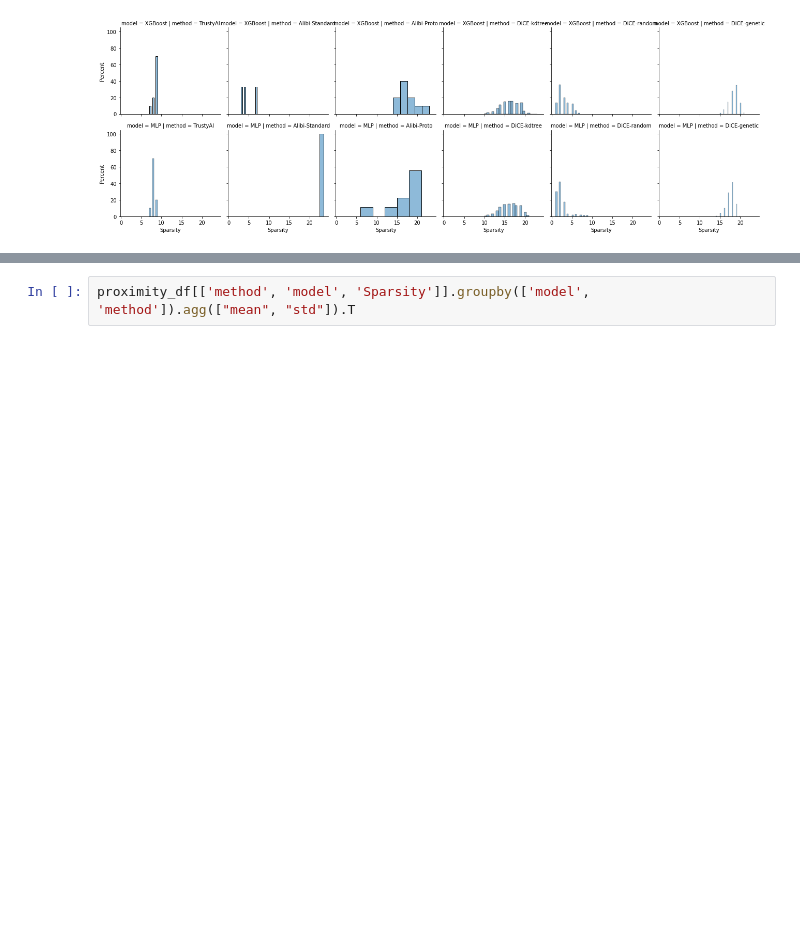
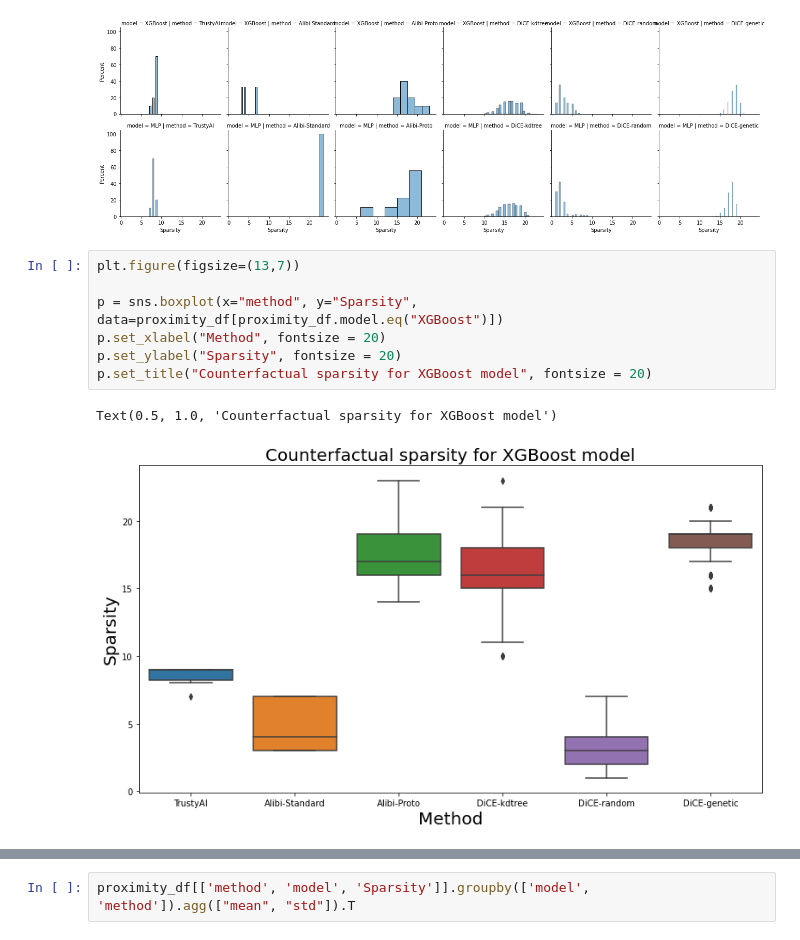
Before and after one commit to ruivieira/experiments, a Jupyter notebook: notebooks/counterfactuals/06-results.ipynb, the cells around one changed output, grey strips where cells are left out. Saved outputs shown, nothing was run; the diff lists cells and outputs as text; blank space fills up the shorter version.

```diff
--- a/notebooks/counterfactuals/06-results.ipynb
+++ b/notebooks/counterfactuals/06-results.ipynb
@@ -119,3 +141,13 @@ g.map_dataframe(sns.histplot, x="Sparsity", stat="percent", hue="method")
 # %% [output]
 <seaborn.axisgrid.FacetGrid at 0x...>
 [figure]
+# %%
+plt.figure(figsize=(13,7))
+
+p = sns.boxplot(x="method", y="Sparsity", data=proximity_df[proximity_df.model.eq("XGBoost")])
+p.set_xlabel("Method", fontsize = 20)
+p.set_ylabel("Sparsity", fontsize = 20)
+p.set_title("Counterfactual sparsity for XGBoost model", fontsize = 20)
+# %% [output]
+Text(0.5, 1.0, 'Counterfactual sparsity for XGBoost model')
+[figure, added]
```
Also changed, not shown: parts of 3 cells of this notebook.
